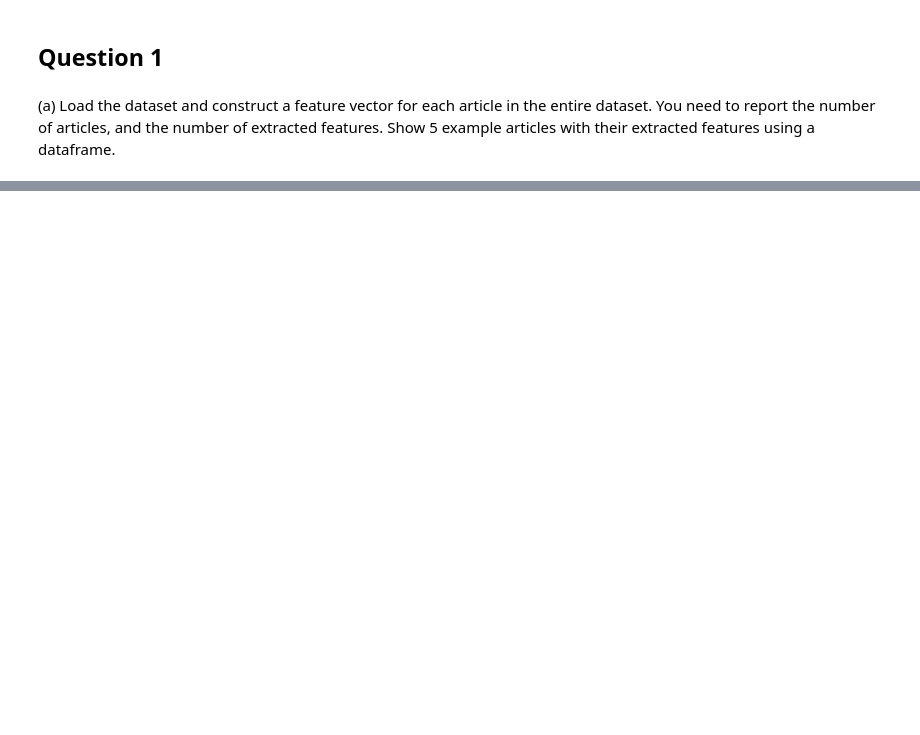
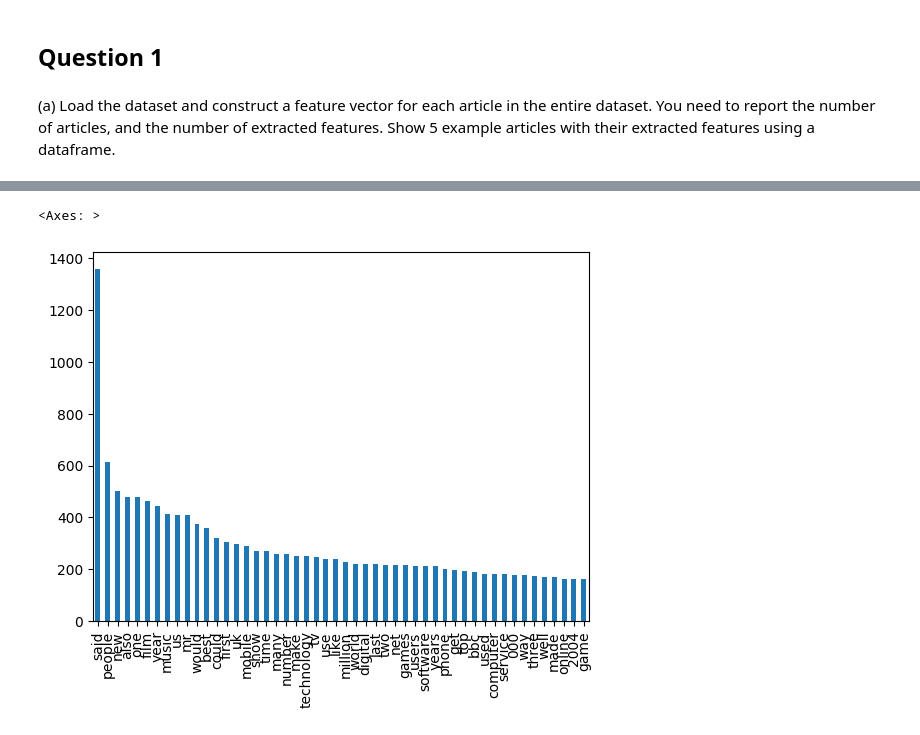
Before and after one commit to garethltm/361a3, a Jupyter notebook: a3.ipynb, the cells around one changed output, grey strips where cells are left out. Saved outputs shown, nothing was run; the diff lists cells and outputs as text; code cells hidden in the pictures; blank space fills up the shorter version.

```diff
--- a/a3.ipynb
+++ b/a3.ipynb
@@ -5,19 +25,28 @@
 # %%
 import numpy as np
 import pandas as pd
+import matplotlib.pyplot as plt
 from sklearn.feature_extraction.text import CountVectorizer
+from sklearn.neighbors import KNeighborsClassifier
+from sklearn.decomposition import PCA
+from sklearn.inspection import DecisionBoundaryDisplay
+from sklearn.preprocessing import LabelEncoder
+from sklearn.preprocessing import label_binarize
+from sklearn.metrics import precision_score
+from sklearn.metrics import recall_score
+from sklearn.metrics import f1_score
+from sklearn.model_selection import cross_val_score
+from sklearn import preprocessing
 
 data = pd.read_csv('train.csv')
 vectorizer = CountVectorizer()
 matrix = vectorizer.fit_transform(data['Text'])
 X = data.drop('Category', axis=1)
-y = data['Text']
+y = data['Category']
 
-data = pd.DataFrame(data=matrix.toarray(), columns=vectorizer.get_feature_names_out())
-non_zero_cols = data.loc[:4].sum() != 0
-non_zero_cols = non_zero_cols[non_zero_cols].index.tolist()
 
-data = data[non_zero_cols]
-
-data.head(5)
+# training data
+X_bow = pd.DataFrame(data=matrix.toarray(), columns=vectorizer.get_feature_names_out())
+#(number of documents, number of features)
+X_bow.shape
 # %% [output]
@@ -30,0 +70,12 @@ data.head(5)
+# %%
+feature_sum = X_bow.sum(axis=0)
+feature_sum = feature_sum.sort_values(ascending=False)
+feature_sum = feature_sum.head(50)
+feature_sum.plot.bar()
+# vocab = vectorizer.vocabulary_
+# #sorted_vocab =
+# #top50 = list(sorted_vocab)[140:160]
+# pd.DataFrame(vocab, columns=['Term', 'Index'])
+# %% [output]
+<Axes: >
+[figure, added]
```
Also changed, not shown: parts of 5 cells of this notebook.
